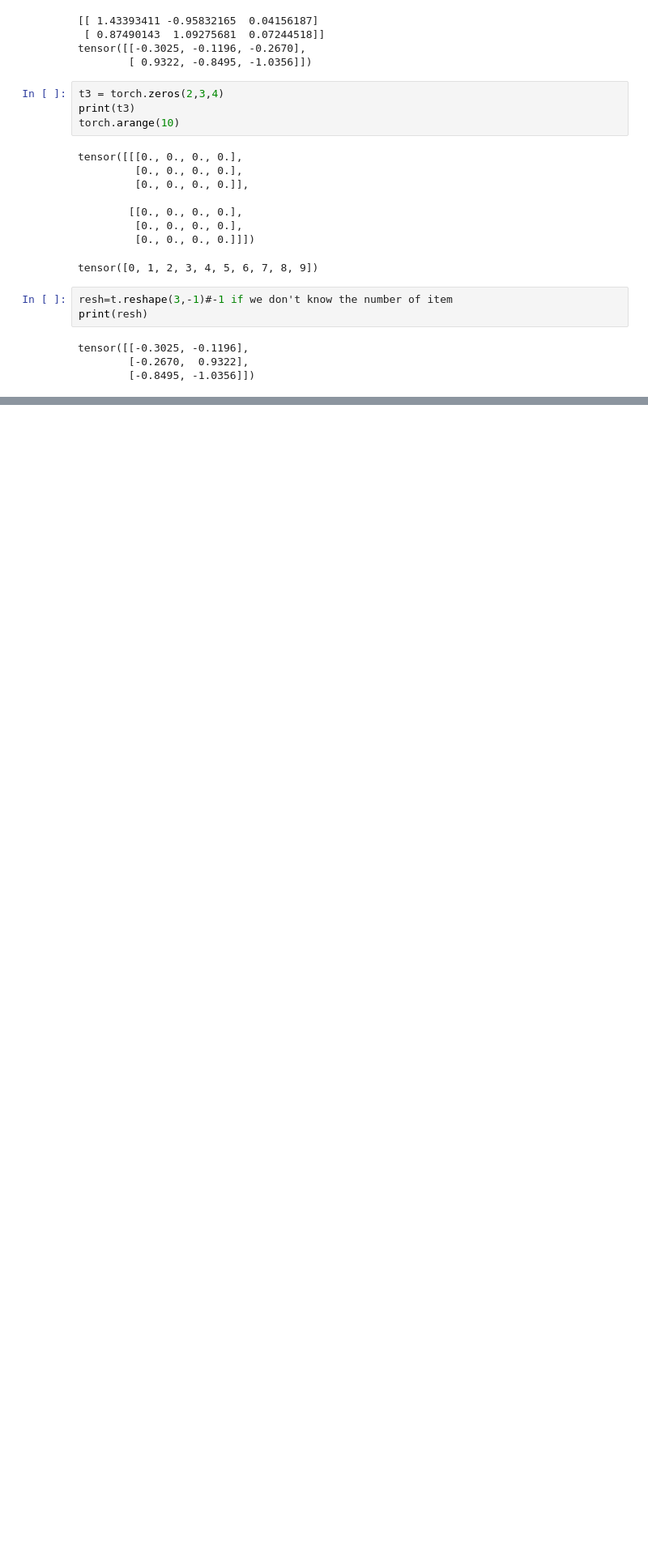
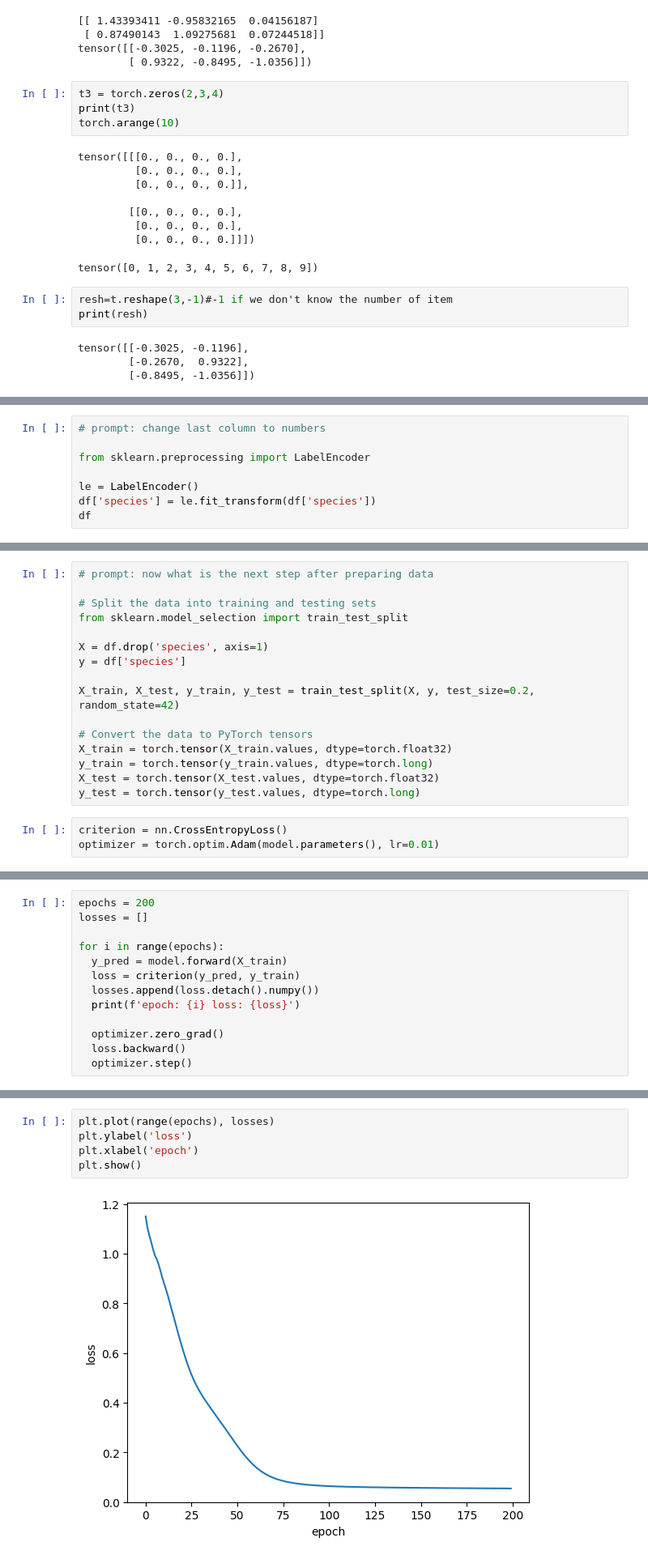
Before and after one commit to Hj-lh/AI-Powered-Arabic-Chatbot-with-NLP, a Jupyter notebook: DeepLearning_pytorch.ipynb, the cells around one changed output, grey strips where cells are left out. Shown at 81% size. Drawn from its saved outputs; the diff is of its cells as text; blank space fills up the shorter version.

```diff
--- a/DeepLearning_pytorch.ipynb
+++ b/DeepLearning_pytorch.ipynb
@@ -41,0 +177,8 @@ tensor([[-0.3025, -0.1196],
+# %%
+# prompt: change last column to numbers
+
+from sklearn.preprocessing import LabelEncoder
+
+le = LabelEncoder()
+df['species'] = le.fit_transform(df['species'])
+df
@@ -41,0 +199,19 @@ tensor([[-0.3025, -0.1196],
+# %%
+# prompt: now what is the next step after preparing data
+
+# Split the data into training and testing sets
+from sklearn.model_selection import train_test_split
+
+X = df.drop('species', axis=1)
+y = df['species']
+
+X_train, X_test, y_train, y_test = train_test_split(X, y, test_size=0.2, random_state=42)
+
+# Convert the data to PyTorch tensors
+X_train = torch.tensor(X_train.values, dtype=torch.float32)
+y_train = torch.tensor(y_train.values, dtype=torch.long)
+X_test = torch.tensor(X_test.values, dtype=torch.float32)
+y_test = torch.tensor(y_test.values, dtype=torch.long)
+# %%
+criterion = nn.CrossEntropyLoss()
+optimizer = torch.optim.Adam(model.parameters(), lr=0.01)
@@ -41,0 +230,13 @@ tensor([[-0.3025, -0.1196],
+# %%
+epochs = 200
+losses = []
+
+for i in range(epochs):
+  y_pred = model.forward(X_train)
+  loss = criterion(y_pred, y_train)
+  losses.append(loss.detach().numpy())
+  print(f'epoch: {i} loss: {loss}')
+
+  optimizer.zero_grad()
+  loss.backward()
+  optimizer.step()
@@ -41,0 +261,7 @@ tensor([[-0.3025, -0.1196],
+# %%
+plt.plot(range(epochs), losses)
+plt.ylabel('loss')
+plt.xlabel('epoch')
+plt.show()
+# %% [output]
+[figure, added]
```
Also changed, not shown: parts of 17 cells of this notebook.
